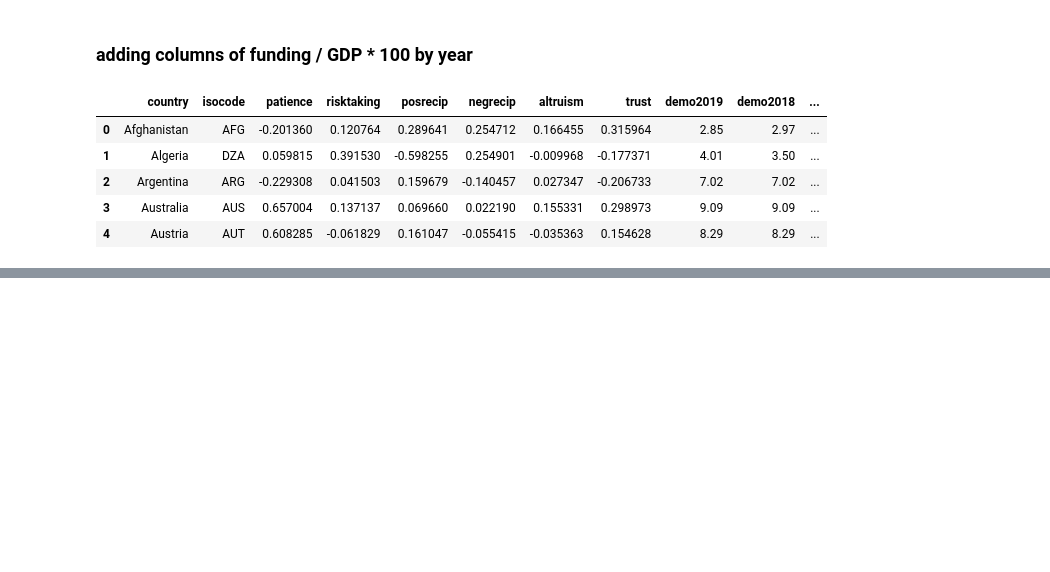
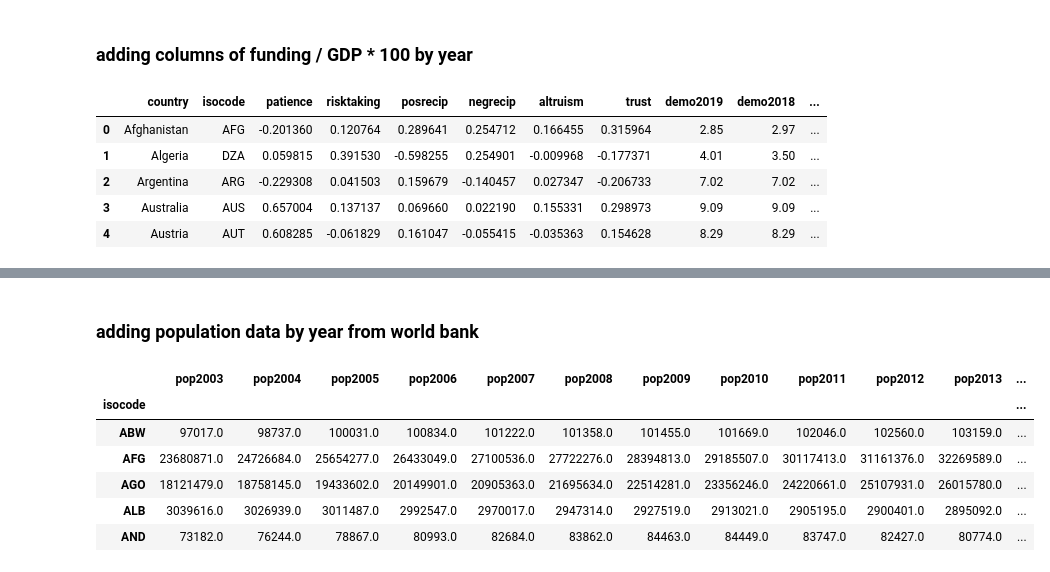
Before and after one commit to amanda8412383/research-module, a Jupyter notebook: cleaning.ipynb, the cells around one changed output, grey strips where cells are left out. Cells and saved outputs as stored; diff of their text form; code cells hidden in the pictures; blank space fills up the shorter version.

```diff
--- a/cleaning.ipynb
+++ b/cleaning.ipynb
@@ -155,0 +213,14 @@ df_funding.head()
+# %% [markdown]
+### adding population data by year from world bank
+# %%
+pop = pd.read_excel('data/Worldbank_Population_Data.xls', sheet_name='Data', skiprows=3).rename(columns={"Country Code": "isocode"}).set_index('isocode')
+pop_filter = pop.filter(regex='^20(10|11|12|.*[3456789]$)', axis=1).add_prefix('pop')
+pop_filter.head()
+# %% [output]
+|  | pop2003 | pop2004 | pop2005 | pop2006 | pop2007 | pop2008 | pop2009 | pop2010 | pop2011 | pop2012 | pop2013 | ... |
+| isocode |  |  |  |  |  |  |  |  |  |  |  | ... |
+| ABW | 97017.0 | 98737.0 | 100031.0 | 100834.0 | 101222.0 | 101358.0 | 101455.0 | 101669.0 | 102046.0 | 102560.0 | 103159.0 | ... |
+| AFG | 23680871.0 | 24726684.0 | 25654277.0 | 26433049.0 | 27100536.0 | 27722276.0 | 28394813.0 | 29185507.0 | 30117413.0 | 31161376.0 | 32269589.0 | ... |
+| AGO | 18121479.0 | 18758145.0 | 19433602.0 | 20149901.0 | 20905363.0 | 21695634.0 | 22514281.0 | 23356246.0 | 24220661.0 | 25107931.0 | 26015780.0 | ... |
+| ALB | 3039616.0 | 3026939.0 | 3011487.0 | 2992547.0 | 2970017.0 | 2947314.0 | 2927519.0 | 2913021.0 | 2905195.0 | 2900401.0 | 2895092.0 | ... |
+| AND | 73182.0 | 76244.0 | 78867.0 | 80993.0 | 82684.0 | 83862.0 | 84463.0 | 84449.0 | 83747.0 | 82427.0 | 80774.0 | ... |
```
Also changed, not shown: parts of 22 cells of this notebook.
